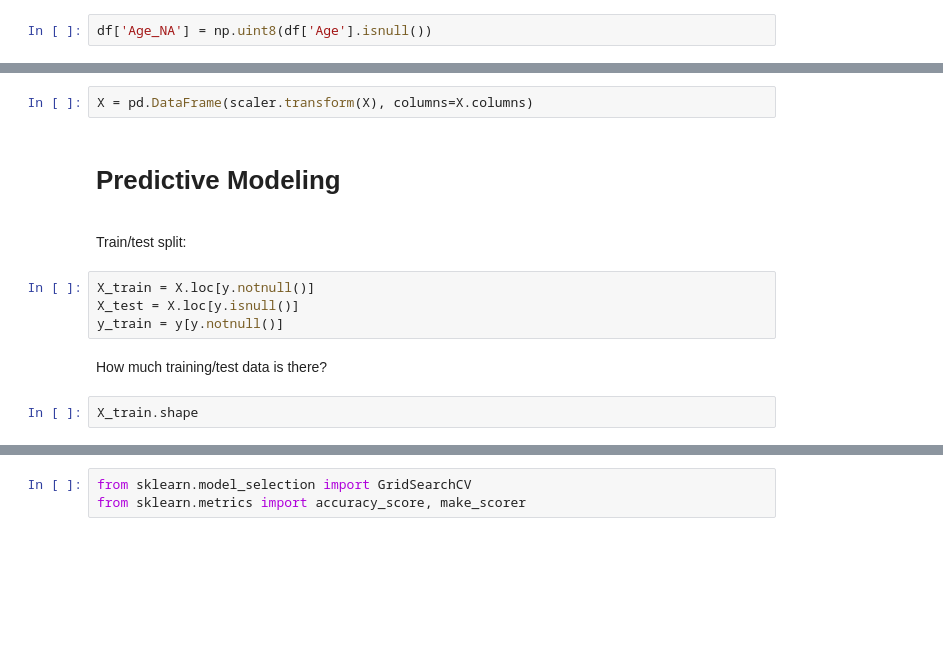
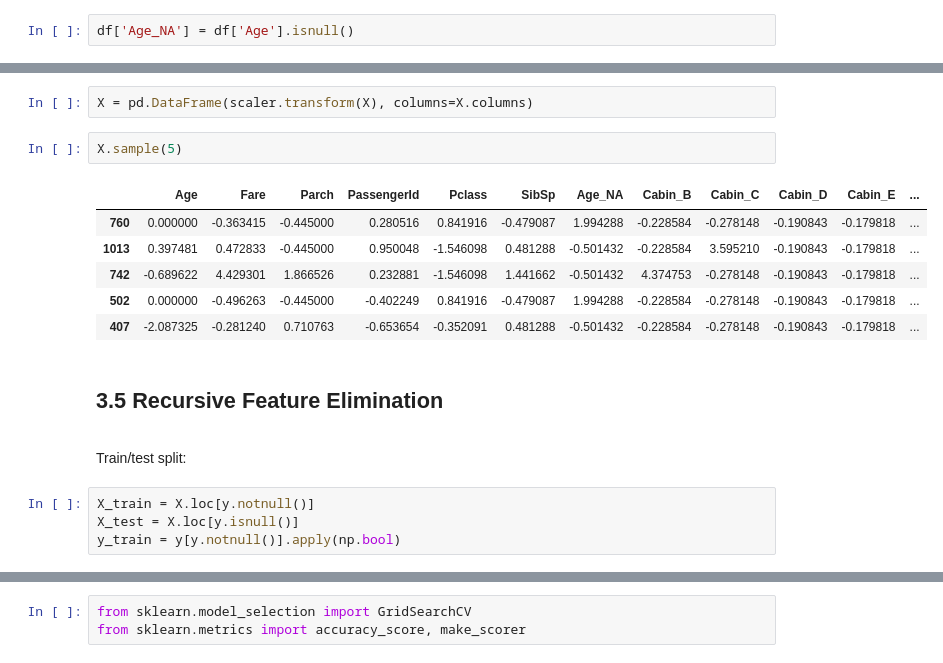
Before and after one commit to jgcorliss/titanic-competition, a Jupyter notebook: Titanic Competition.ipynb, the cells around one changed output, grey strips where cells are left out. Cells and saved outputs as stored; diff of their text form; blank space fills up the shorter version.

```diff
--- a/Titanic Competition.ipynb
+++ b/Titanic Competition.ipynb
@@ -104,4 +159,4 @@ df['Age'].notnull().mean()
 # %%
-df['Age_NA'] = np.uint8(df['Age'].isnull())
+df['Age_NA'] = df['Age'].isnull()
 # %%
 plt.figure(figsize=(12,4), dpi=90)
@@ -380,16 +718,21 @@ from sklearn.preprocessing import StandardScaler
 scaler = StandardScaler().fit(X)
 # %%
 X = pd.DataFrame(scaler.transform(X), columns=X.columns)
+# %%
+X.sample(5)
+# %% [output]
+|  | Age | Fare | Parch | PassengerId | Pclass | SibSp | Age_NA | Cabin_B | Cabin_C | Cabin_D | Cabin_E | ... |
+| 760 | 0.000000 | -0.363415 | -0.445000 | 0.280516 | 0.841916 | -0.479087 | 1.994288 | -0.228584 | -0.278148 | -0.190843 | -0.179818 | ... |
+| 1013 | 0.397481 | 0.472833 | -0.445000 | 0.950048 | -1.546098 | 0.481288 | -0.501432 | -0.228584 | 3.595210 | -0.190843 | -0.179818 | ... |
+| 742 | -0.689622 | 4.429301 | 1.866526 | 0.232881 | -1.546098 | 1.441662 | -0.501432 | 4.374753 | -0.278148 | -0.190843 | -0.179818 | ... |
+| 502 | 0.000000 | -0.496263 | -0.445000 | -0.402249 | 0.841916 | -0.479087 | 1.994288 | -0.228584 | -0.278148 | -0.190843 | -0.179818 | ... |
+| 407 | -2.087325 | -0.281240 | 0.710763 | -0.653654 | -0.352091 | 0.481288 | -0.501432 | -0.228584 | -0.278148 | -0.190843 | -0.179818 | ... |
 # %% [markdown]
-# Predictive Modeling
-<a id='3'></a>
+## 3.5 Recursive Feature Elimination
+<a id='3.5'></a>
 # %% [markdown]
 Train/test split:
 # %%
 X_train = X.loc[y.notnull()]
 X_test = X.loc[y.isnull()]
-y_train = y[y.notnull()]
+y_train = y[y.notnull()].apply(np.bool)
-# %% [markdown]
-How much training/test data is there?
-# %%
-X_train.shape
```
Also changed, not shown: parts of 150 cells of this notebook, 1 other file.
